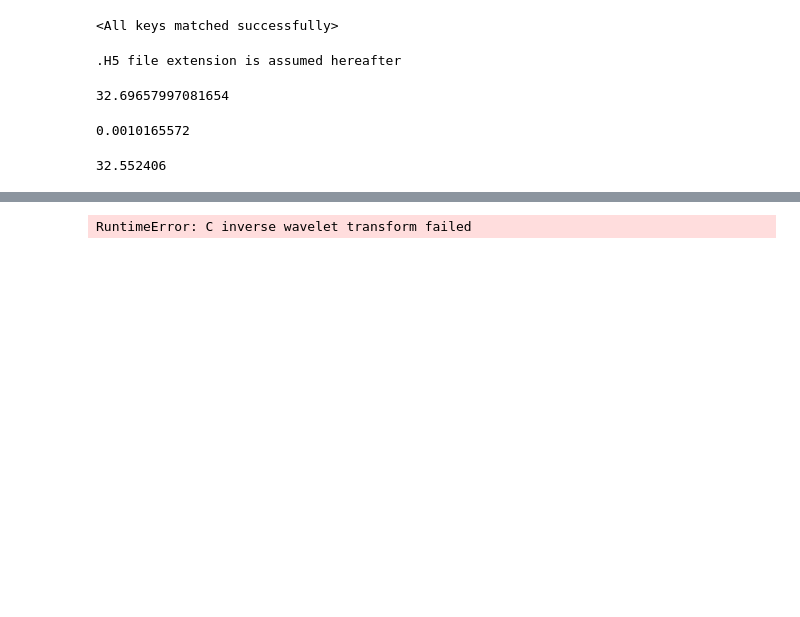
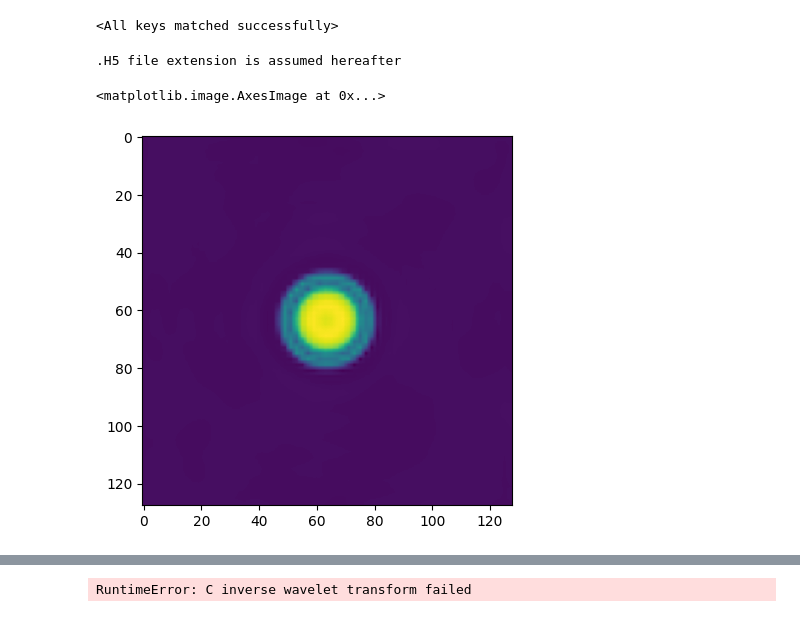
Before and after one commit to yashpatel5400/fpo, a Jupyter notebook: scratch/wavelet.ipynb, the cells around one changed output, grey strips where cells are left out. Cells and saved outputs as stored; diff of their text form; code cells hidden in the pictures; blank space fills up the shorter version.

```diff
--- a/scratch/wavelet.ipynb
+++ b/scratch/wavelet.ipynb
@@ -89,4 +76,17 @@ B = wavelet.rec_len - 2
 # %%
+# Fixing parameters
+scale = 7
+dx    = pow(2, -scale)
+k_s   = 1. / sqrt(pow(2, scale))
+
+# Wavelet decomposition
+wavelet_family = "db2"
+wavelet = pywt.Wavelet(wavelet_family)
+fL, fH, x_wav = wavelet.wavefun(level=scale+2)
+
+A = 0.0105 # db2: ~0.0105
+B = wavelet.rec_len - 2
+
 def find_nearest(array, value):
     idx = np.searchsorted(array, value, side="left")
     if idx > 0 and (idx == len(array) or math.fabs(value - array[idx-1]) < math.fabs(value - array[idx])):
@@ -102,9 +102,41 @@ def get_disc_idxs(xi, ks, inv_s):
 def get_disc_f(xi, ks, inv_s, f1, f2):
     idxs = get_disc_idxs(xi, ks, inv_s)
     return k_s * sqrt(inv_s) * f1[idxs[:,:,0]] * f2[idxs[:,:,1]]
+
+def cartesian_product(*arrays):
+    la = len(arrays)
+    dtype = np.result_type(*arrays)
+    arr = np.empty([len(a) for a in arrays] + [la], dtype=dtype)
+    for i, a in enumerate(np.ix_(*arrays)):
+        arr[...,i] = a
+    return arr.reshape(-1, la)
 # %%
 y = yyhat[0,...,0,0].cpu().detach().numpy()
 coeffs = pywt.dwt2(y, wavelet_family)
 LL, (HL, LH, HH) = coeffs
 nb_levels = len(coeffs) - 1
+# %%
+x_rec  = np.arange(0, 1, dx)
+x_grid = cartesian_product(x_rec, x_rec)
+x_grid_offset = np.expand_dims(np.expand_dims(x_grid - A, 1), 1)
+
+inv_s = pow(2, scale - nb_levels)
+ks = np.array([[(k_1, k_2) for k_2 in range(LL.shape[1])] for k_1 in range(LL.shape[0])])
+idxs = get_disc_idxs(x_grid_offset, ks, inv_s)
+
+fL_x, fL_y = fL[idxs[...,0]], fL[idxs[...,1]]
+fH_x, fH_y = fH[idxs[...,0]], fH[idxs[...,1]]
+
+disc_fLL = fL_x * fL_y
+disc_fLH = fL_x * fH_y
+disc_fHL = fH_x * fL_y
+disc_fHH = fH_x * fH_y
+
+y_rec = k_s * sqrt(inv_s) * np.sum(LL * disc_fLL, axis=(1,2))  / sqrt(2)
+y_rec = np.reshape(y_rec, (x_rec.shape[0], x_rec.shape[0]))
+# %%
+plt.imshow(y_rec)
+# %% [output]
+<matplotlib.image.AxesImage at 0x...>
+[figure, added]
 # %%
@@ -135,14 +164,2 @@ np.sum(np.abs(y - y_rec))
-# %%
-np.sum(np.abs(y - y_rec))
-# %% [output]
-32.69657997081654
-# %%
-np.sum(np.abs(y - rec_data))
-# %% [output]
-0.0010165572
 # %%
 rec_data = pywt.idwt2((LL, (None, None, None)), 'db2')
-# %%
-np.sum(np.abs(y - rec_data))
-# %% [output]
-32.552406
```
Also changed, not shown: parts of 5 cells of this notebook.
